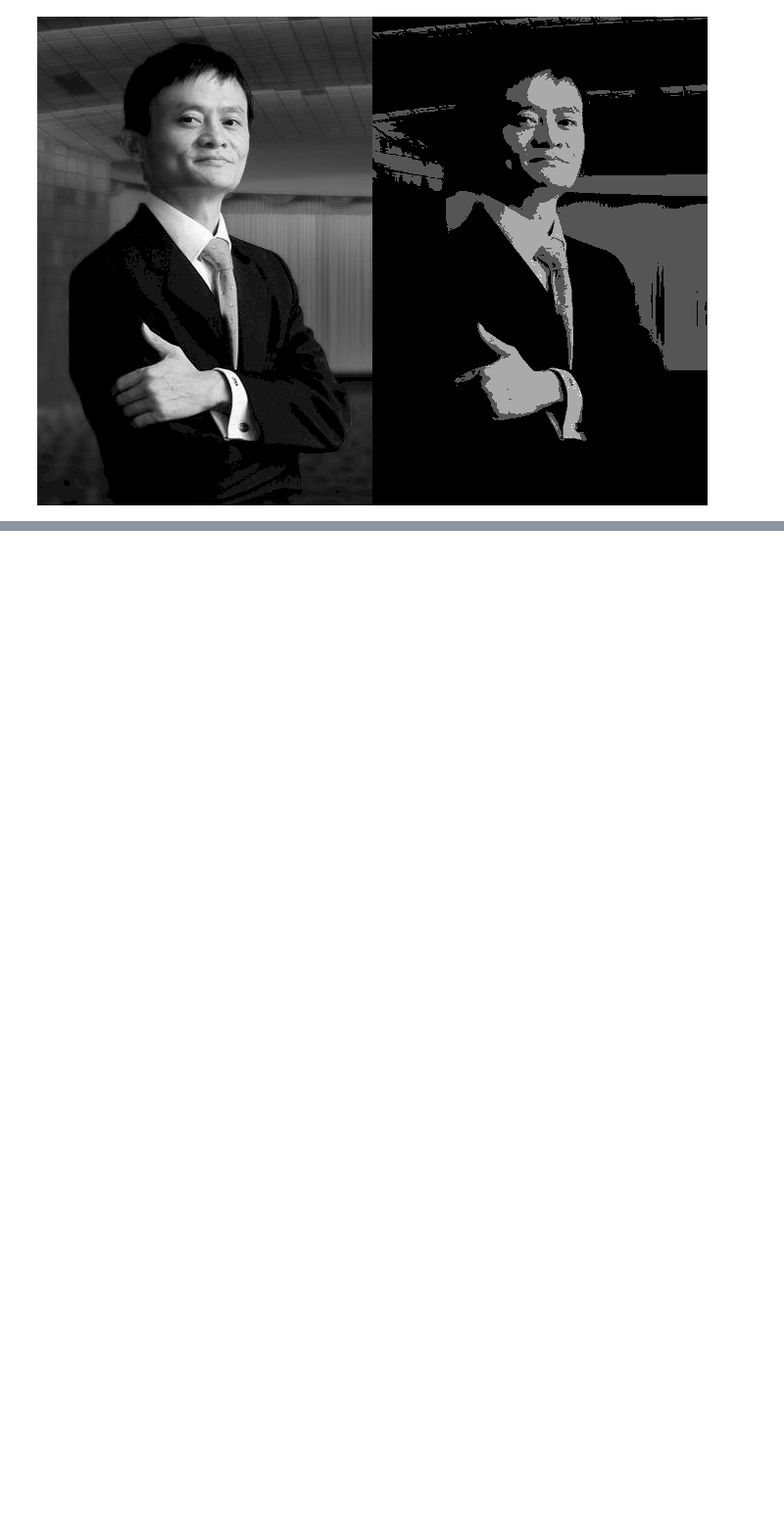
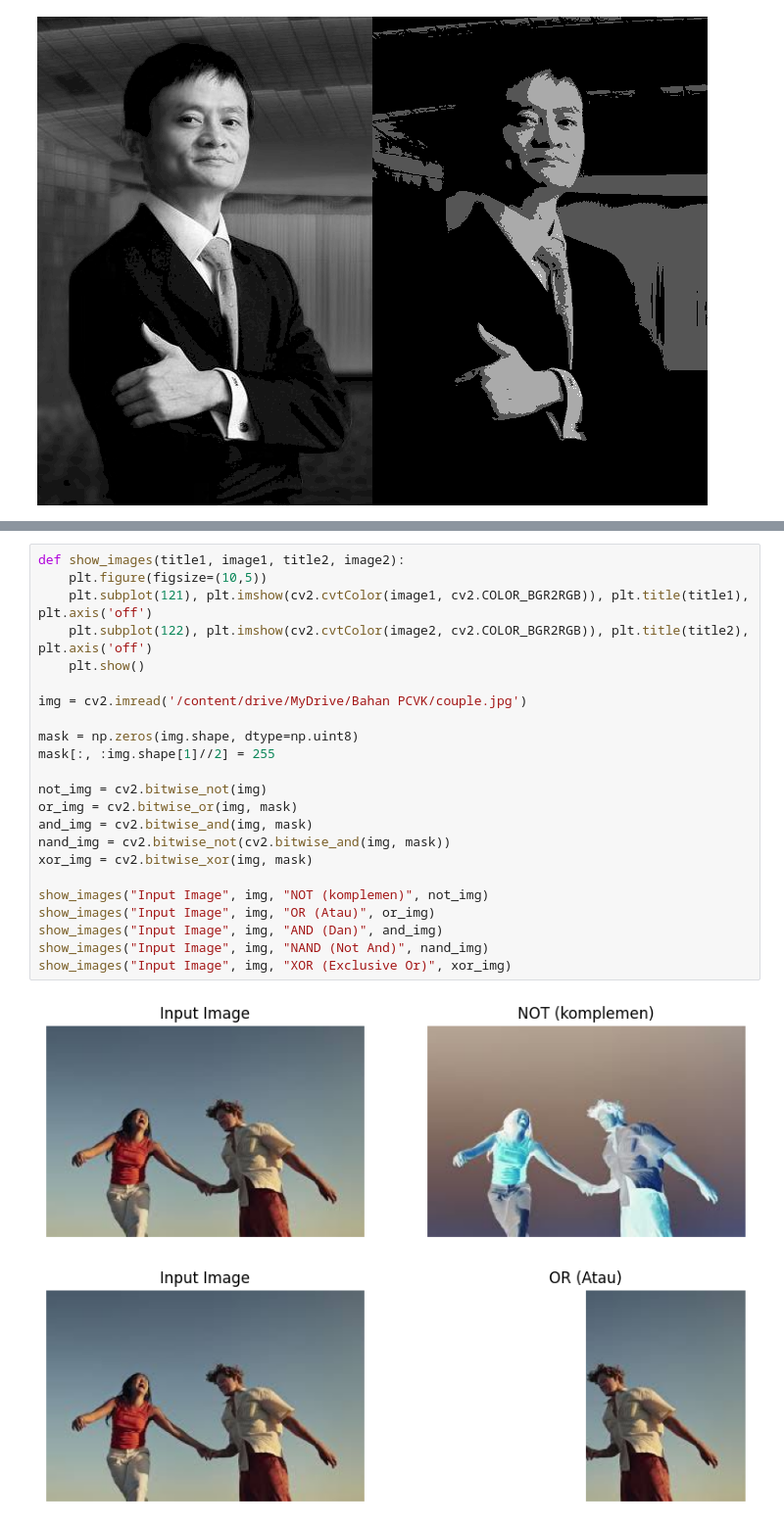
Before and after one commit to RayhanPradana/PCVK_Rayhan-Pradana, a Jupyter notebook: PCVK_Modul_5_Rayhan_Pradana.ipynb, the cells around one changed output, grey strips where cells are left out. Shown at 98% size. Cells and saved outputs as stored; diff of their text form; blank space fills up the shorter version.

```diff
--- a/PCVK_Modul_5_Rayhan_Pradana.ipynb
+++ b/PCVK_Modul_5_Rayhan_Pradana.ipynb
@@ -128,0 +147,26 @@ Hasil PSNR untuk setiap jumlah citra yang di-average: [28.14428614276236, 27.592
+# %%
+def show_images(title1, image1, title2, image2):
+    plt.figure(figsize=(10,5))
+    plt.subplot(121), plt.imshow(cv2.cvtColor(image1, cv2.COLOR_BGR2RGB)), plt.title(title1), plt.axis('off')
+    plt.subplot(122), plt.imshow(cv2.cvtColor(image2, cv2.COLOR_BGR2RGB)), plt.title(title2), plt.axis('off')
+    plt.show()
+
+img = cv2.imread('/content/drive/MyDrive/Bahan PCVK/couple.jpg')
+
+mask = np.zeros(img.shape, dtype=np.uint8)
+mask[:, :img.shape[1]//2] = 255
+
+not_img = cv2.bitwise_not(img)
+or_img = cv2.bitwise_or(img, mask)
+and_img = cv2.bitwise_and(img, mask)
+nand_img = cv2.bitwise_not(cv2.bitwise_and(img, mask))
+xor_img = cv2.bitwise_xor(img, mask)
+
+show_images("Input Image", img, "NOT (komplemen)", not_img)
+show_images("Input Image", img, "OR (Atau)", or_img)
+show_images("Input Image", img, "AND (Dan)", and_img)
+show_images("Input Image", img, "NAND (Not And)", nand_img)
+show_images("Input Image", img, "XOR (Exclusive Or)", xor_img)
+# %% [output]
+[figure, added]
+[figure, added]
```
Also changed, not shown: parts of 5 cells of this notebook.
